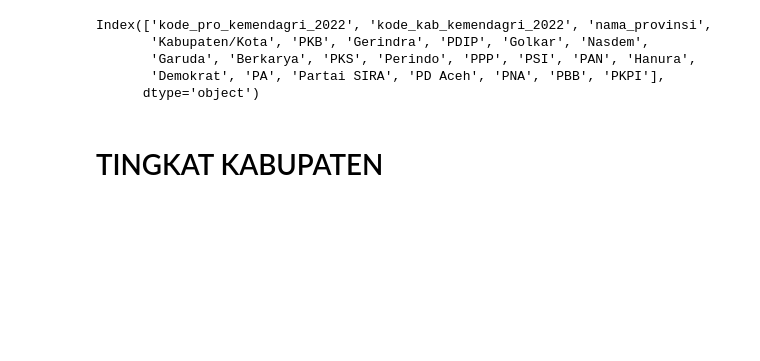
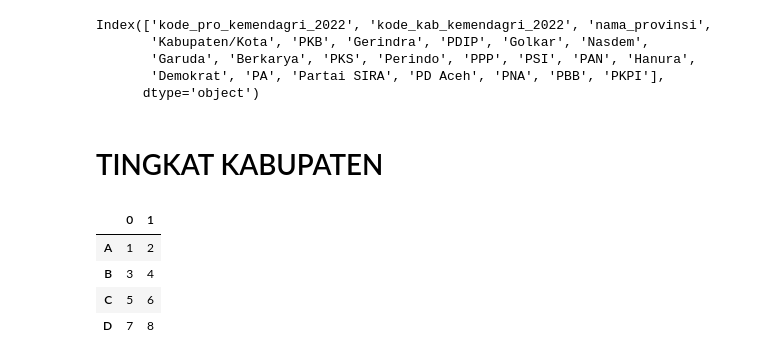
Before and after one commit to AgungPrawoto13/script_python, a Jupyter notebook: capture_data.ipynb, the cells around one changed output. Cells and saved outputs as stored; diff of their text form; code cells hidden in the pictures; blank space fills up the shorter version.

```diff
--- a/capture_data.ipynb
+++ b/capture_data.ipynb
@@ -96,6 +98,17 @@ Index(['kode_pro_kemendagri_2022', 'kode_kab_kemendagri_2022', 'nama_provinsi',
       dtype='object')
 # %% [markdown]
 # TINGKAT KABUPATEN
+# %%
+df = pd.DataFrame([[1,2],[3,4],[5,6],[7,8]], index=["A", "B", "C", "D"])
+green = [{'selector': 'th', 'props': 'background-color: green'}]
+red = [{'selector': 'th', 'props': 'background-color: red'}]
+df.style.set_table_styles({"A": green, "B": red, "C": green, "D": red}, axis=1)
+# %% [output]
+|  | 0 | 1 |
+| A | 1 | 2 |
+| B | 3 | 4 |
+| C | 5 | 6 |
+| D | 7 | 8 |
 # %%
 data_null = []
 
```
Also changed, not shown: parts of 16 cells of this notebook.
